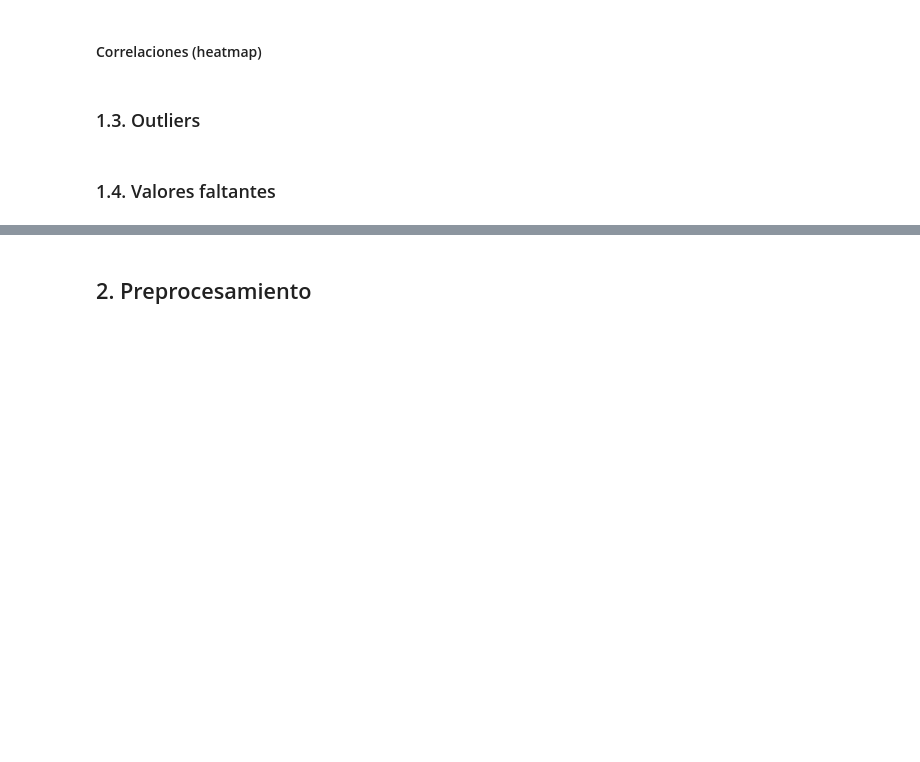
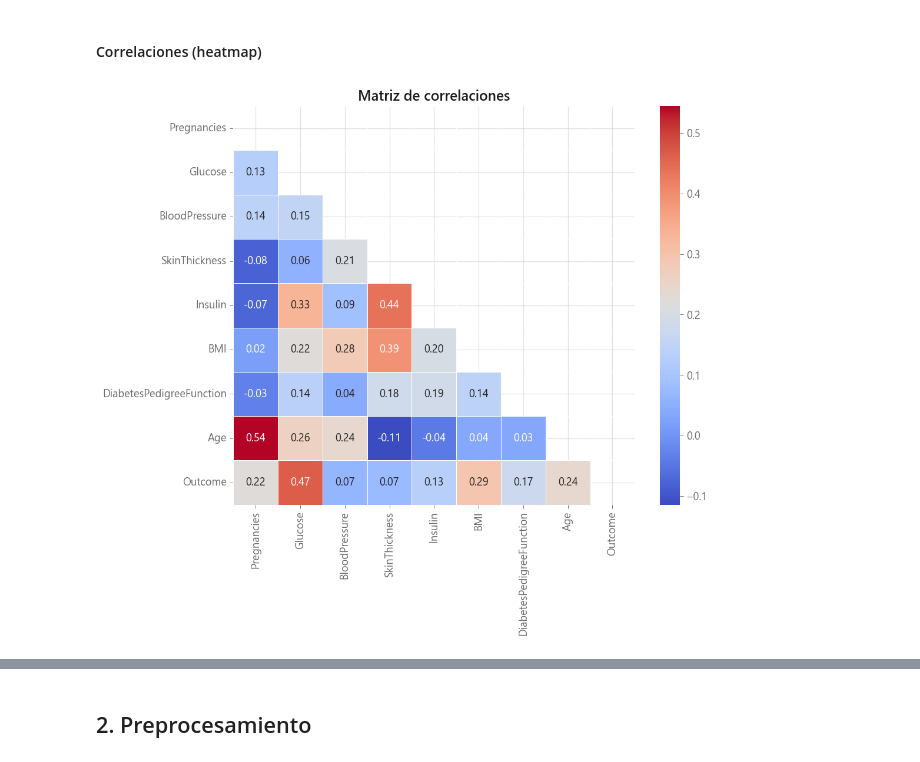
Before and after one commit to Cerco01/decision-tree-diabetes, a Jupyter notebook: src/explore.ipynb, the cells around one changed output, grey strips where cells are left out. Saved outputs shown, nothing was run; the diff lists cells and outputs as text; code cells hidden in the pictures; blank space fills up the shorter version.

Commit message:
feat: complete diabetes decision tree project

```diff
--- a/src/explore.ipynb
+++ b/src/explore.ipynb
@@ -37,0 +24,19 @@ SEPARATOR = 120 * "-"  # Línea para separar en consola distintos 'prints'.
+# %%
+df = pd.read_csv("../data/raw/diabetes.csv")
+
+print(f"Nulos:\n\n{df.isnull().sum()}")
+print(SEPARATOR)
+
+print(f"Duplicados encontrados: {df.duplicated().sum()}\n")
+if df.duplicated().sum() != 0:
+    print(f"Filas duplicadas:\n\n{df[df.duplicated()]}")
+print(SEPARATOR)
+
+print("df.info:\n")
+df.info()
+print(SEPARATOR)
+
+print(f"Shape:\n\n{df.shape}")
+print(SEPARATOR)
+
+print(f"df.head():\n{df.head()}")
@@ -44,2 +150,0 @@ SEPARATOR = 120 * "-"  # Línea para separar en consola distintos 'prints'.
-# %% [markdown]
-### 1.3. Outliers
@@ -48,2 +150,0 @@ SEPARATOR = 120 * "-"  # Línea para separar en consola distintos 'prints'.
-# %% [markdown]
-### 1.4. Valores faltantes
@@ -51,0 +151,19 @@ SEPARATOR = 120 * "-"  # Línea para separar en consola distintos 'prints'.
+# %%
+corr = df.corr()
+
+mask = np.triu(np.ones_like(corr, dtype=bool))
+
+plt.figure(figsize=(10, 8))
+
+sns.heatmap(
+    corr,
+    mask=mask,
+    annot=True,
+    cmap="coolwarm",
+    fmt=".2f",
+    linewidths=0.5
+)
+plt.title("Matriz de correlaciones")
+plt.show()
+# %% [output]
+[figure, added]
```
Also changed, not shown: parts of 92 cells of this notebook, 4 other files.
